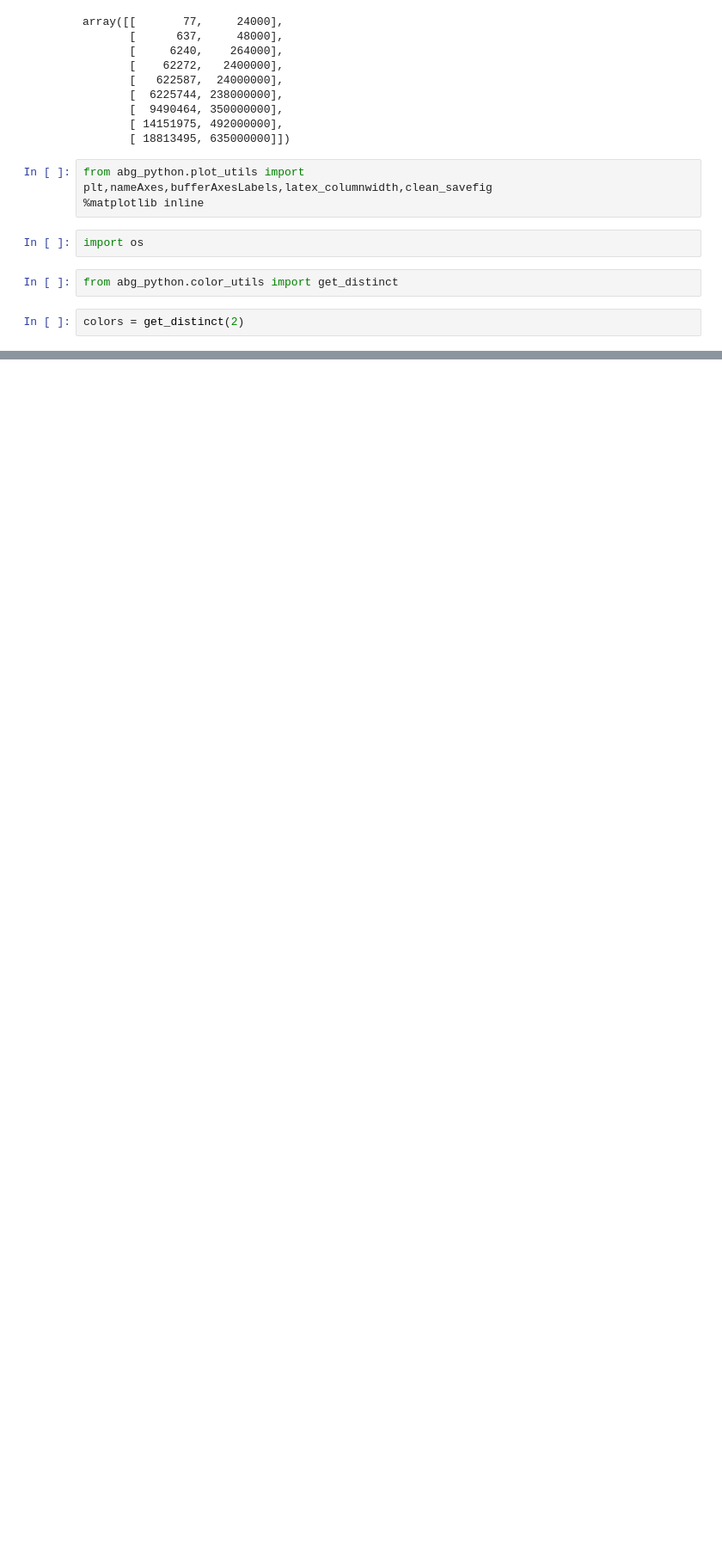
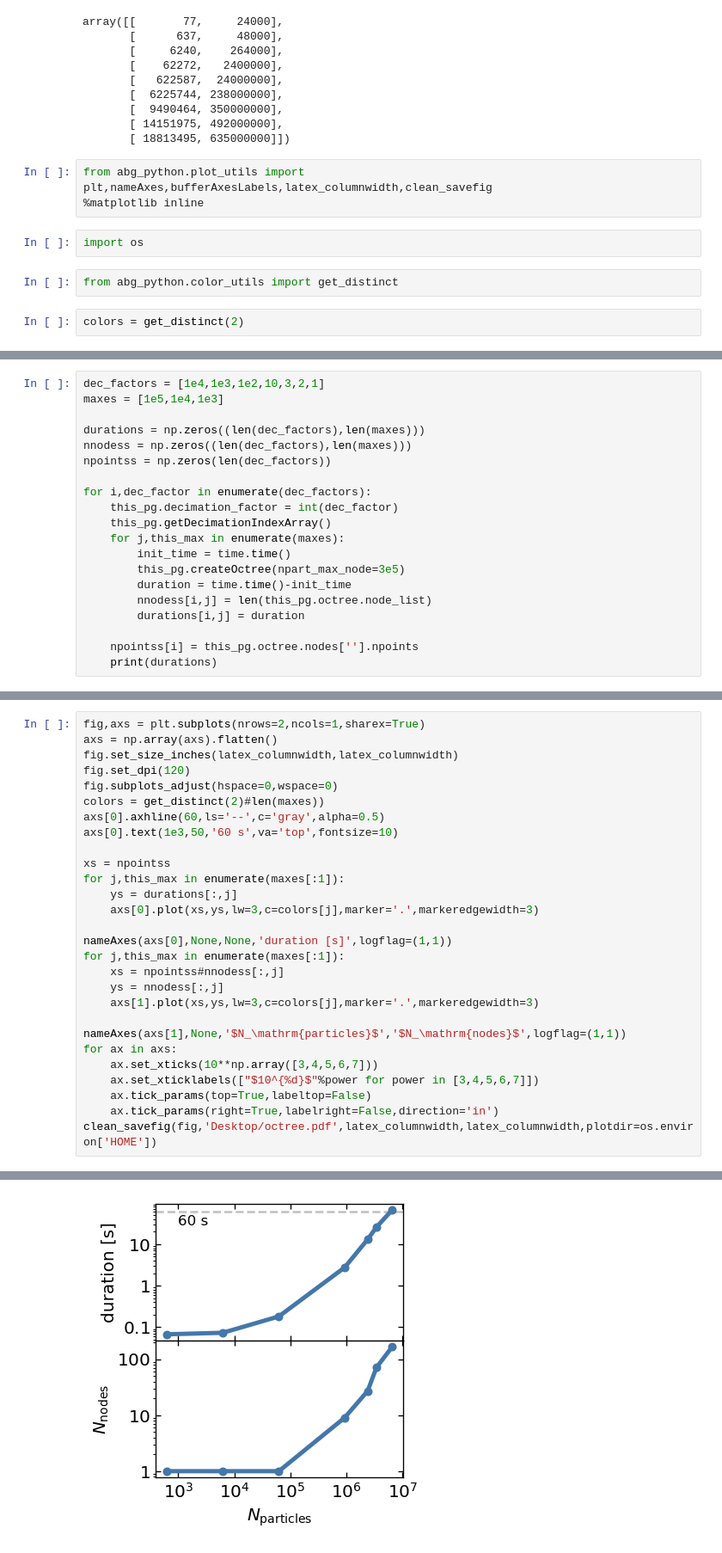
Before and after one commit to ageller/Firefly, a Jupyter notebook: src/firefly/ntbks/performance_testing.ipynb, the cells around one changed output, grey strips where cells are left out. Shown at 86% size. Drawn from its saved outputs; the diff is of its cells as text; blank space fills up the shorter version.

Commit message:
track octree performance testing

```diff
--- a/src/firefly/ntbks/performance_testing.ipynb
+++ b/src/firefly/ntbks/performance_testing.ipynb
@@ -237,0 +330,20 @@ saving: /Users/agurvich Desktop/performance.pdf
+# %%
+dec_factors = [1e4,1e3,1e2,10,3,2,1]
+maxes = [1e5,1e4,1e3]
+
+durations = np.zeros((len(dec_factors),len(maxes)))
+nnodess = np.zeros((len(dec_factors),len(maxes)))
+npointss = np.zeros(len(dec_factors))
+
+for i,dec_factor in enumerate(dec_factors):
+    this_pg.decimation_factor = int(dec_factor)
+    this_pg.getDecimationIndexArray()
+    for j,this_max in enumerate(maxes):
+        init_time = time.time()
+        this_pg.createOctree(npart_max_node=3e5)
+        duration = time.time()-init_time
+        nnodess[i,j] = len(this_pg.octree.node_list)
+        durations[i,j] = duration
+
+    npointss[i] = this_pg.octree.nodes[''].npoints
+    print(durations)
@@ -237,0 +382,29 @@ saving: /Users/agurvich Desktop/performance.pdf
+# %%
+fig,axs = plt.subplots(nrows=2,ncols=1,sharex=True)
+axs = np.array(axs).flatten()
+fig.set_size_inches(latex_columnwidth,latex_columnwidth)
+fig.set_dpi(120)
+fig.subplots_adjust(hspace=0,wspace=0)
+colors = get_distinct(2)#len(maxes))
+axs[0].axhline(60,ls='--',c='gray',alpha=0.5)
+axs[0].text(1e3,50,'60 s',va='top',fontsize=10)
+
+xs = npointss
+for j,this_max in enumerate(maxes[:1]):
+    ys = durations[:,j]
+    axs[0].plot(xs,ys,lw=3,c=colors[j],marker='.',markeredgewidth=3)
+
+nameAxes(axs[0],None,None,'duration [s]',logflag=(1,1))
+for j,this_max in enumerate(maxes[:1]):
+    xs = npointss#nnodess[:,j]
+    ys = nnodess[:,j]
+    axs[1].plot(xs,ys,lw=3,c=colors[j],marker='.',markeredgewidth=3)
+
+nameAxes(axs[1],None,'$N_\mathrm{particles}$','$N_\mathrm{nodes}$',logflag=(1,1))
+for ax in axs:
+    ax.set_xticks(10**np.array([3,4,5,6,7]))
+    ax.set_xticklabels(["$10^{%d}$"%power for power in [3,4,5,6,7]])
+    ax.tick_params(top=True,labeltop=False)
+    ax.tick_params(right=True,labelright=False,direction='in')
+clean_savefig(fig,'Desktop/octree.pdf',latex_columnwidth,latex_columnwidth,plotdir=os.environ['HOME'])
+# %% [output]
@@ -237,0 +412 @@ saving: /Users/agurvich Desktop/performance.pdf
+[figure, added]
```
Also changed, not shown: parts of 28 cells of this notebook.
